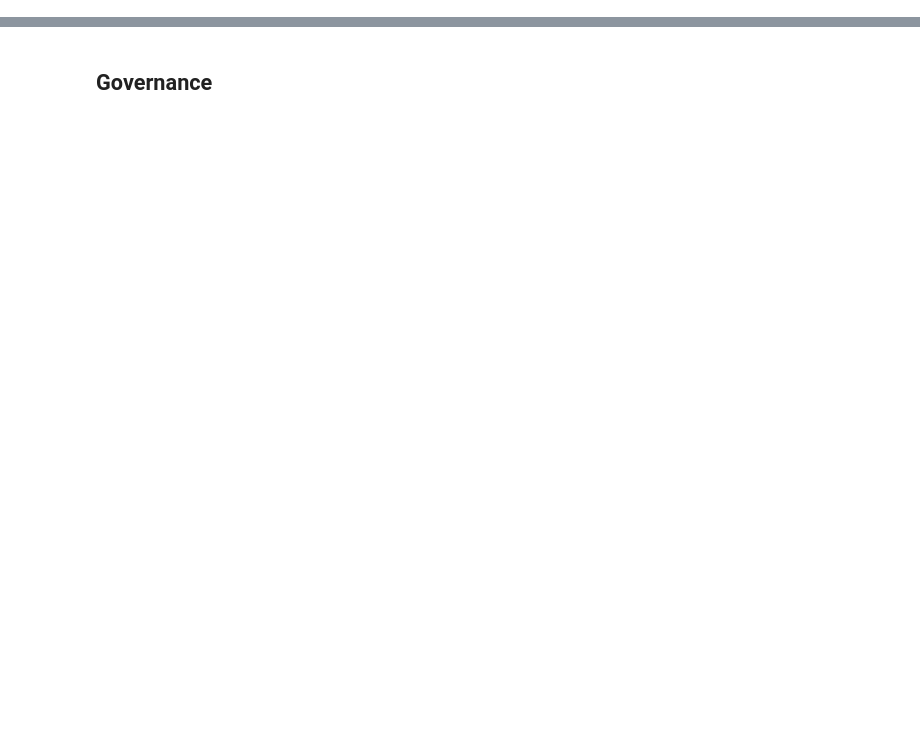
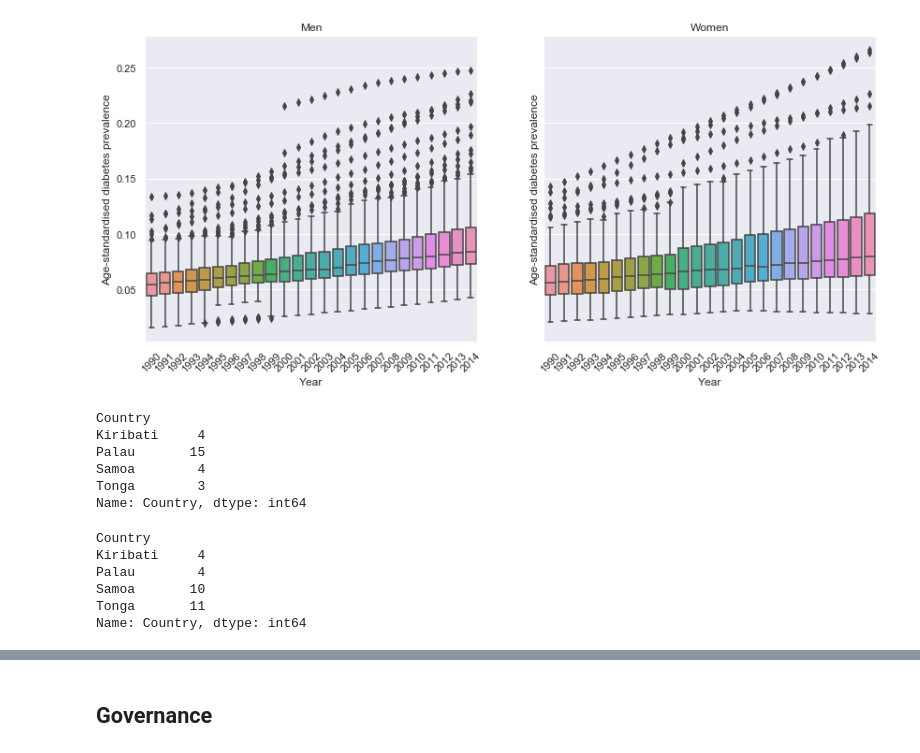
Before and after one commit to amateola7/Project-1-group4, a Jupyter notebook: ProjectOne_GroupFour_DataAnalysis.ipynb, the cells around one changed output, grey strips where cells are left out. Drawn from its saved outputs; the diff is of its cells as text; code cells hidden in the pictures; blank space fills up the shorter version.

```diff
--- a/ProjectOne_GroupFour_DataAnalysis.ipynb
+++ b/ProjectOne_GroupFour_DataAnalysis.ipynb
@@ -167,0 +94,33 @@ Text(0.5, 1.0, 'Annual Access to Electricities (All Countries)')
+# %%
+fig2, (axes2a, axes2b) = plt.subplots(1,2,figsize=(14,6),sharey=True)
+m=sns.boxplot(ax=axes2a,x=no_nan_men['Year'],y=no_nan_men['Age-standardised diabetes prevalence'],orient='v')
+m.set_xticklabels(m.get_xticklabels(),rotation=45)
+m.set_ylabel(f"Age-standardised diabetes prevalence")
+m.set_title(f"Men")
+
+w=sns.boxplot(ax=axes2b,x=no_nan_women['Year'],y=no_nan_women['Age-standardised diabetes prevalence'],orient='v')
+w.set_xticklabels(w.get_xticklabels(),rotation=45)
+w.set_ylabel(f"Age-standardised diabetes prevalence")
+w.set_title(f"Women");
+# %% [output]
+[figure, added]
+# %%
+high_DM = no_nan_men.loc[no_nan_men['Age-standardised diabetes prevalence'] > 0.21]
+high_DM.groupby('Country')['Country'].count()
+# %% [output]
+Country
+Kiribati     4
+Palau       15
+Samoa        4
+Tonga        3
+Name: Country, dtype: int64
+# %%
+high_DM = no_nan_women.loc[no_nan_women['Age-standardised diabetes prevalence'] > 0.21]
+high_DM.groupby('Country')['Country'].count()
+# %% [output]
+Country
+Kiribati     4
+Palau        4
+Samoa       10
+Tonga       11
+Name: Country, dtype: int64
```
Also changed, not shown: parts of 44 cells of this notebook, 3 other files.
